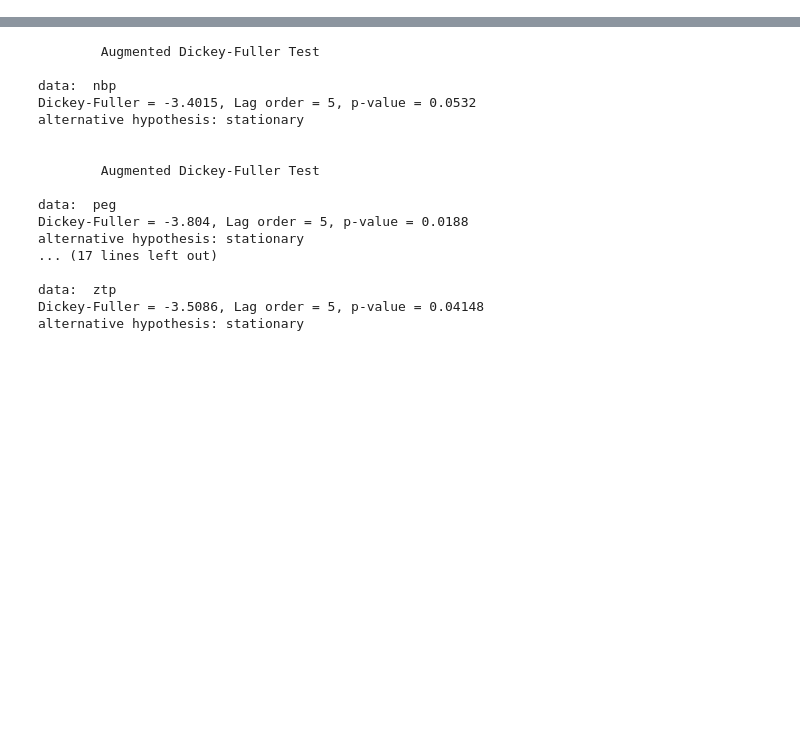
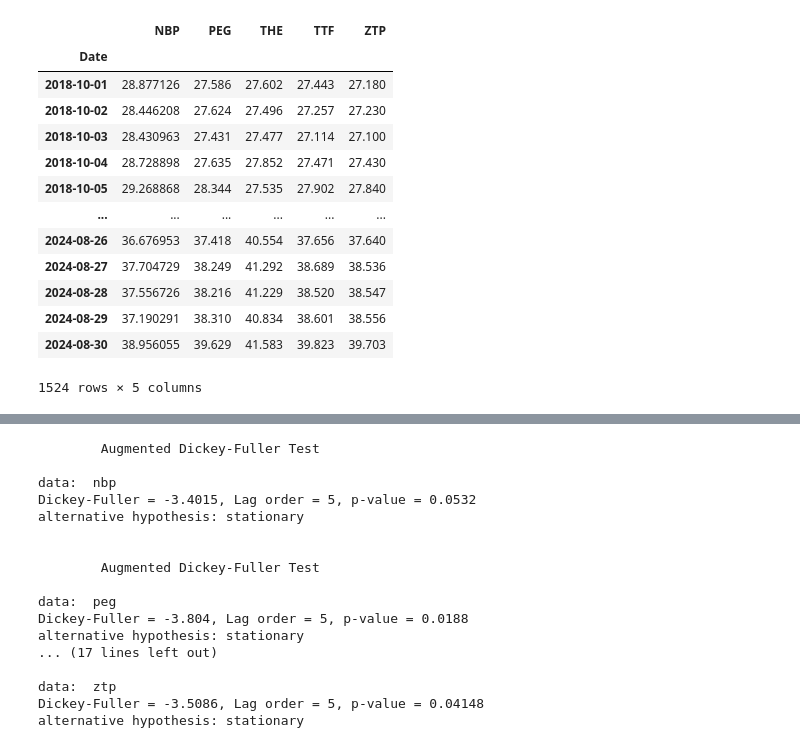
Before and after one commit to sindrjha/statistical-arbitrage, a Jupyter notebook: eda/data_alignment.ipynb, the cells around one changed output, grey strips where cells are left out. Cells and saved outputs as stored; diff of their text form; code cells hidden in the pictures; blank space fills up the shorter version.

```diff
--- a/statistical_tests.ipynb
+++ b/eda/data_alignment.ipynb
@@ -40,0 +157,17 @@ combined_hubs_pct_return = combined_hubs.pct_change(fill_method=None)
+# %%
+combined_hubs
+# %% [output]
+|  | NBP | PEG | THE | TTF | ZTP |
+| Date |  |  |  |  |  |
+| 2018-10-01 | 28.877126 | 27.586 | 27.602 | 27.443 | 27.180 |
+| 2018-10-02 | 28.446208 | 27.624 | 27.496 | 27.257 | 27.230 |
+| 2018-10-03 | 28.430963 | 27.431 | 27.477 | 27.114 | 27.100 |
+| 2018-10-04 | 28.728898 | 27.635 | 27.852 | 27.471 | 27.430 |
+| 2018-10-05 | 29.268868 | 28.344 | 27.535 | 27.902 | 27.840 |
+| ... | ... | ... | ... | ... | ... |
+| 2024-08-26 | 36.676953 | 37.418 | 40.554 | 37.656 | 37.640 |
+| 2024-08-27 | 37.704729 | 38.249 | 41.292 | 38.689 | 38.536 |
+| 2024-08-28 | 37.556726 | 38.216 | 41.229 | 38.520 | 38.547 |
+| 2024-08-29 | 37.190291 | 38.310 | 40.834 | 38.601 | 38.556 |
+| 2024-08-30 | 38.956055 | 39.629 | 41.583 | 39.823 | 39.703 |
+1524 rows × 5 columns
```
Also changed, not shown: parts of 44 cells of this notebook, 16 other files.
